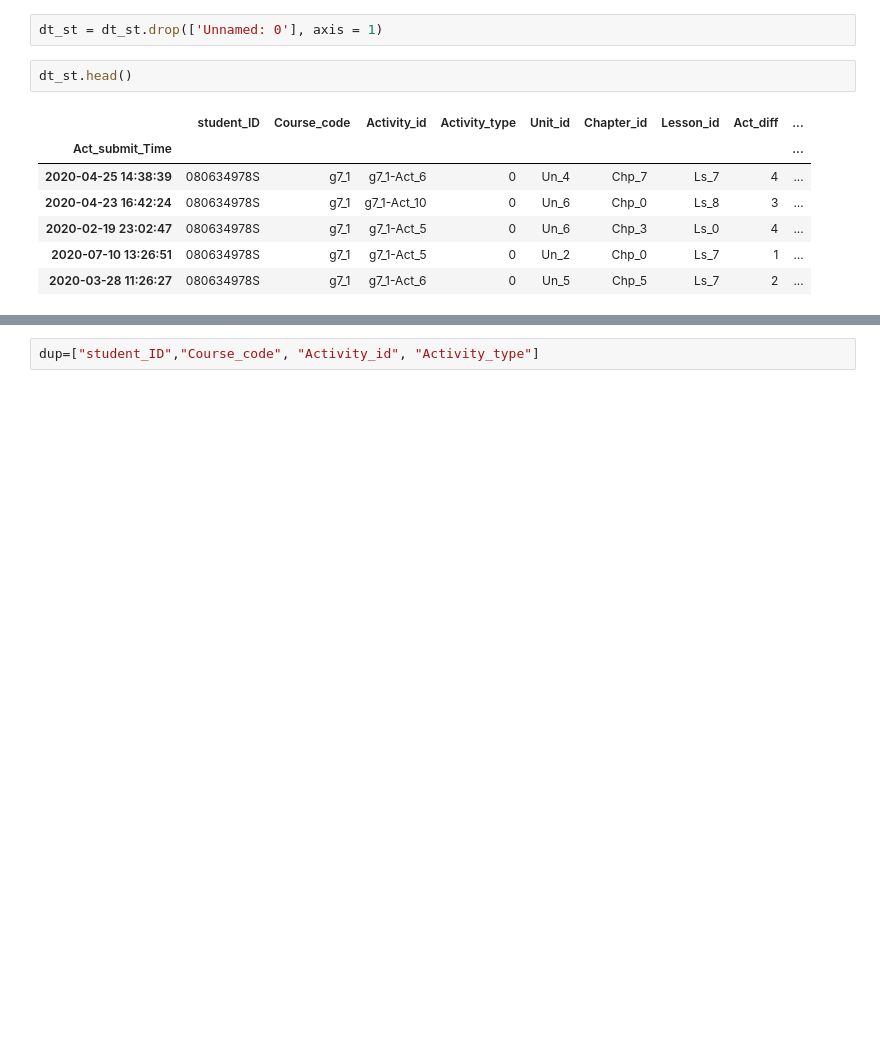
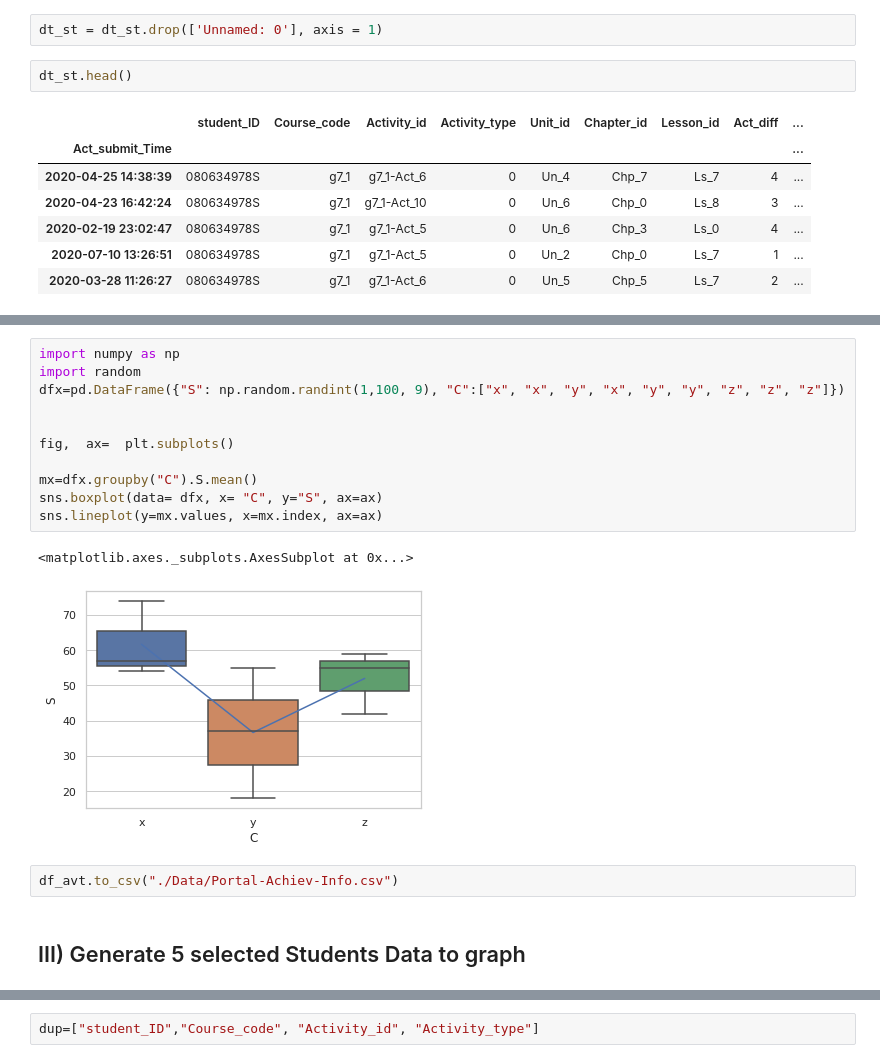
Before and after one commit to sam1610/Inference_DIRinfo, a Jupyter notebook: 7_7_21.ipynb, the cells around one changed output, grey strips where cells are left out. Saved outputs shown, nothing was run; the diff lists cells and outputs as text; blank space fills up the shorter version.

```diff
--- a/7_7_21.ipynb
+++ b/7_7_21.ipynb
@@ -296,0 +257,18 @@ dt_st.head()
+# %%
+import numpy as np
+import random
+dfx=pd.DataFrame({"S": np.random.randint(1,100, 9), "C":["x", "x", "y", "x", "y", "y", "z", "z", "z"]})
+
+
+fig,  ax=  plt.subplots()
+
+mx=dfx.groupby("C").S.mean()
+sns.boxplot(data= dfx, x= "C", y="S", ax=ax)
+sns.lineplot(y=mx.values, x=mx.index, ax=ax)
+# %% [output]
+<matplotlib.axes._subplots.AxesSubplot at 0x...>
+[figure, added]
+# %%
+df_avt.to_csv("./Data/Portal-Achiev-Info.csv")
+# %% [markdown]
+## III) Generate 5 selected Students Data to graph
```
Also changed, not shown: parts of 110 cells of this notebook.
